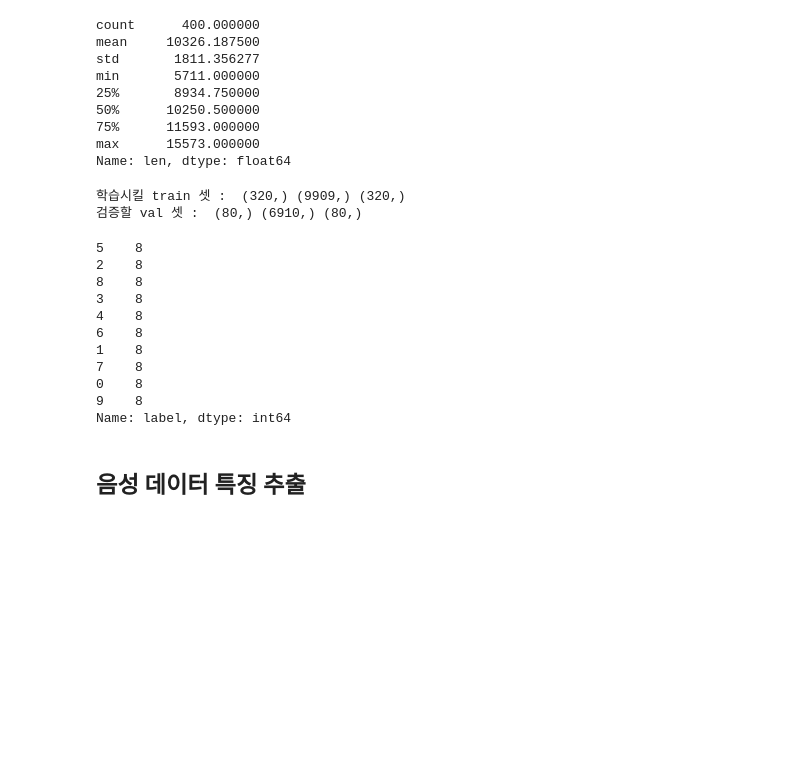
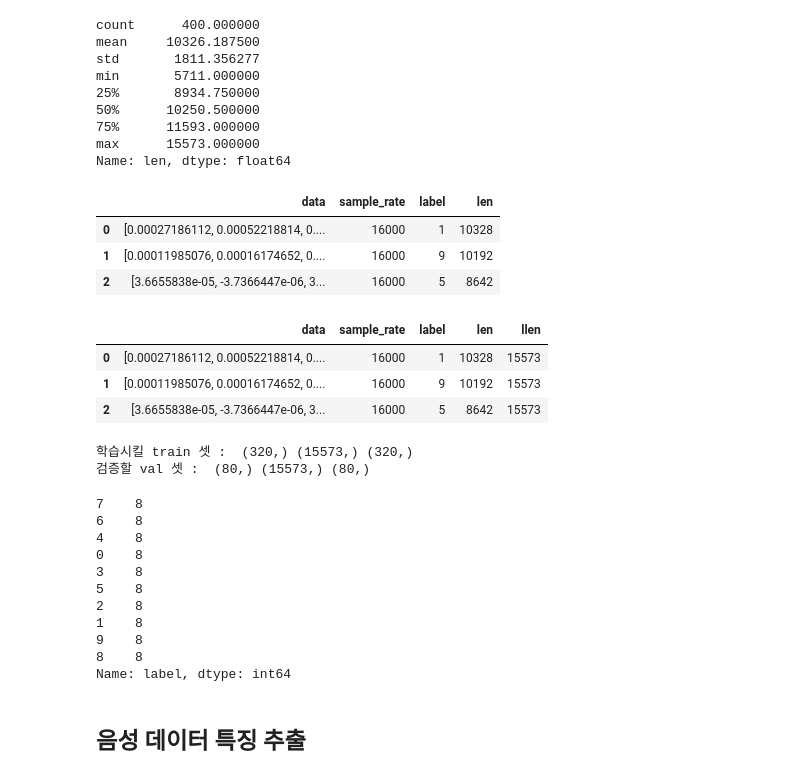
Before and after one commit to ttogle918/AI_practice, a Jupyter notebook: dacon_음성_분류_경진대회/cnn2d.ipynb, the cells around one changed output. Saved outputs shown, nothing was run; the diff lists cells and outputs as text; code cells hidden in the pictures; blank space fills up the shorter version.

```diff
--- a/dacon_음성_분류_경진대회/cnn2d.ipynb
+++ b/dacon_음성_분류_경진대회/cnn2d.ipynb
@@ -124,28 +124,45 @@ min       5711.000000
 75%      11593.000000
 max      15573.000000
 Name: len, dtype: float64
+# %%
+maxlen = max(train_wav.len)
+train_wav['data'] = train_wav['data'].apply(lambda x : librosa.util.fix_length(x, size=maxlen))
+train_wav.head(3)
+# %% [output]
+|  | data | sample_rate | label | len |
+| 0 | [0.00027186112, 0.00052218814, 0.... | 16000 | 1 | 10328 |
+| 1 | [0.00011985076, 0.00016174652, 0.... | 16000 | 9 | 10192 |
+| 2 | [3.6655838e-05, -3.7366447e-06, 3... | 16000 | 5 | 8642 |
+# %%
+train_wav['llen'] = train_wav.data.apply(len)
+train_wav['llen'].unique()
+train_wav.head(3)
+# %% [output]
+|  | data | sample_rate | label | len | llen |
+| 0 | [0.00027186112, 0.00052218814, 0.... | 16000 | 1 | 10328 | 15573 |
+| 1 | [0.00011985076, 0.00016174652, 0.... | 16000 | 9 | 10192 | 15573 |
+| 2 | [3.6655838e-05, -3.7366447e-06, 3... | 16000 | 5 | 8642 | 15573 |
 # %%
 from sklearn.model_selection import train_test_split
-# train_X, val_X, train_y, val_y = train_wav.data,  None, train_wav.label, None
 train_X, val_X, train_y, val_y = train_test_split(train_wav.data, train_wav.label, test_size=0.2, stratify=train_wav.label)
 print('학습시킬 train 셋 : ', train_X.shape, train_X.iloc[0].shape, train_y.shape)
 print('검증할 val 셋 : ', val_X.shape, val_X.iloc[0].shape, val_y.shape)
 # %% [output]
-학습시킬 train 셋 :  (320,) (9909,) (320,)
-검증할 val 셋 :  (80,) (6910,) (80,)
+학습시킬 train 셋 :  (320,) (15573,) (320,)
+검증할 val 셋 :  (80,) (15573,) (80,)
 # %%
 val_y.value_counts()
 # %% [output]
+7    8
+6    8
+4    8
+0    8
+3    8
 5    8
 2    8
+1    8
+9    8
 8    8
-3    8
-4    8
-6    8
-1    8
-7    8
-0    8
-9    8
 Name: label, dtype: int64
 # %% [markdown]
 ## 음성 데이터 특징 추출
```
Also changed, not shown: parts of 18 cells of this notebook.
